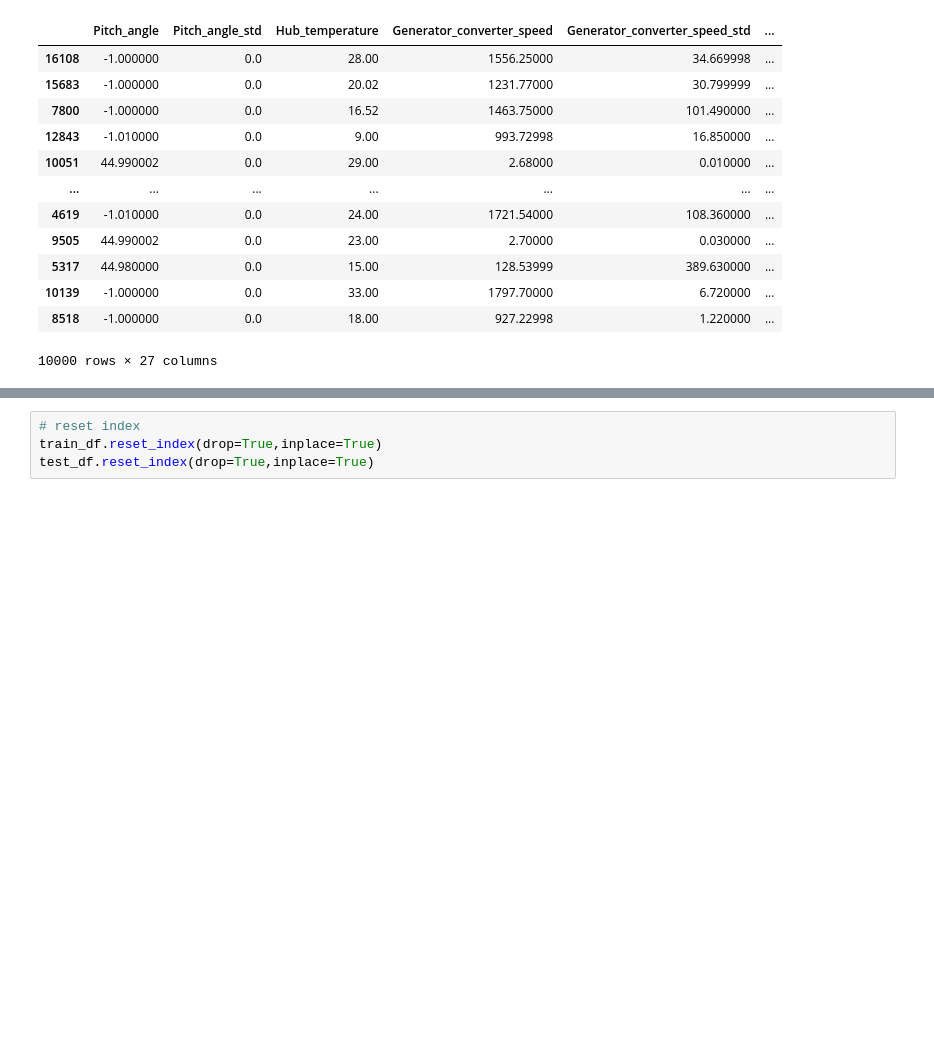
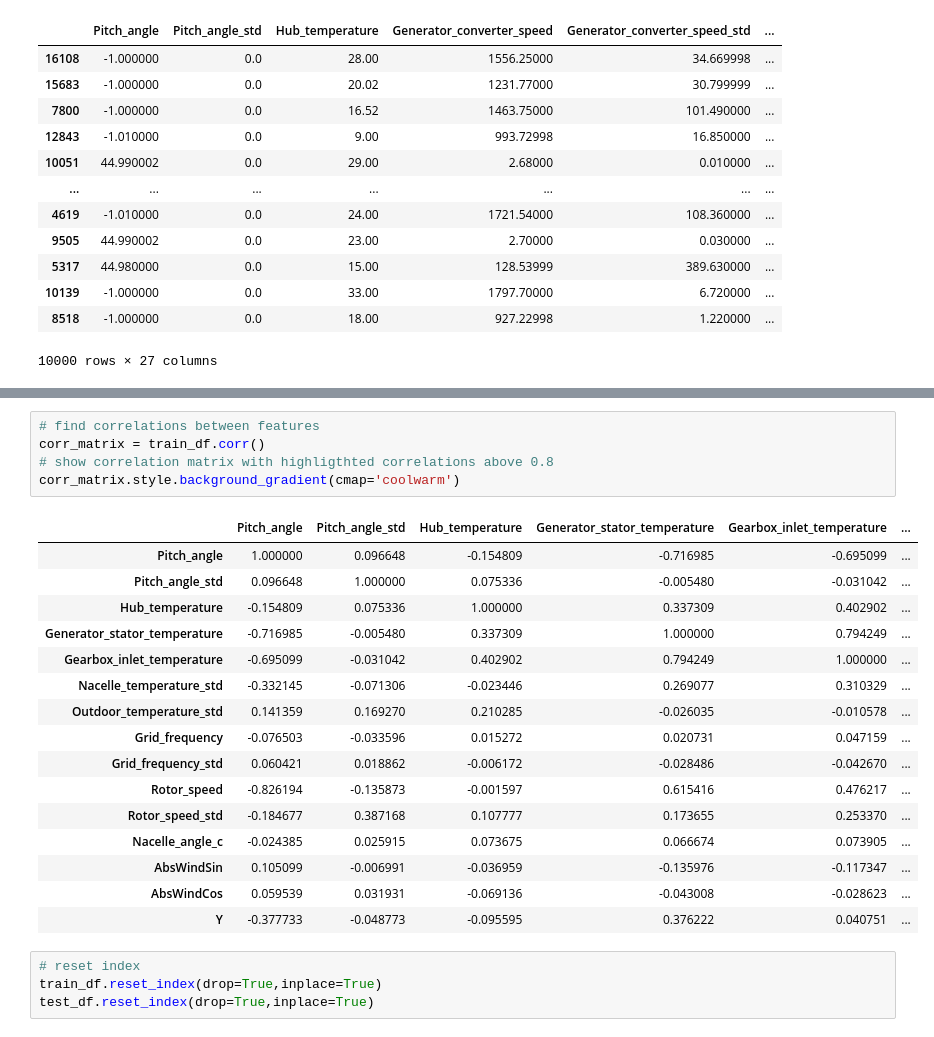
Before and after one commit to GillesBour/formation-data-science, a Jupyter notebook: certificat/BOURDEAU-GILLES.ipynb, the cells around one changed output, grey strips where cells are left out. Drawn from its saved outputs; the diff is of its cells as text; blank space fills up the shorter version.

```diff
--- a/certificat/BOURDEAU-GILLES.ipynb
+++ b/certificat/BOURDEAU-GILLES.ipynb
@@ -133,3 +185,25 @@ train_df
+# %%
+# find correlations between features
+corr_matrix = train_df.corr()
+# show correlation matrix with highligthted correlations above 0.8
+corr_matrix.style.background_gradient(cmap='coolwarm')
+# %% [output]
+|  | Pitch_angle | Pitch_angle_std | Hub_temperature | Generator_stator_temperature | Gearbox_inlet_temperature | ... |
+| Pitch_angle | 1.000000 | 0.096648 | -0.154809 | -0.716985 | -0.695099 | ... |
+| Pitch_angle_std | 0.096648 | 1.000000 | 0.075336 | -0.005480 | -0.031042 | ... |
+| Hub_temperature | -0.154809 | 0.075336 | 1.000000 | 0.337309 | 0.402902 | ... |
+| Generator_stator_temperature | -0.716985 | -0.005480 | 0.337309 | 1.000000 | 0.794249 | ... |
+| Gearbox_inlet_temperature | -0.695099 | -0.031042 | 0.402902 | 0.794249 | 1.000000 | ... |
+| Nacelle_temperature_std | -0.332145 | -0.071306 | -0.023446 | 0.269077 | 0.310329 | ... |
+| Outdoor_temperature_std | 0.141359 | 0.169270 | 0.210285 | -0.026035 | -0.010578 | ... |
+| Grid_frequency | -0.076503 | -0.033596 | 0.015272 | 0.020731 | 0.047159 | ... |
+| Grid_frequency_std | 0.060421 | 0.018862 | -0.006172 | -0.028486 | -0.042670 | ... |
+| Rotor_speed | -0.826194 | -0.135873 | -0.001597 | 0.615416 | 0.476217 | ... |
+| Rotor_speed_std | -0.184677 | 0.387168 | 0.107777 | 0.173655 | 0.253370 | ... |
+| Nacelle_angle_c | -0.024385 | 0.025915 | 0.073675 | 0.066674 | 0.073905 | ... |
+| AbsWindSin | 0.105099 | -0.006991 | -0.036959 | -0.135976 | -0.117347 | ... |
+| AbsWindCos | 0.059539 | 0.031931 | -0.069136 | -0.043008 | -0.028623 | ... |
+| Y | -0.377733 | -0.048773 | -0.095595 | 0.376222 | 0.040751 | ... |
 # %%
 # reset index
 train_df.reset_index(drop=True,inplace=True)
```
Also changed, not shown: parts of 9 cells of this notebook.
